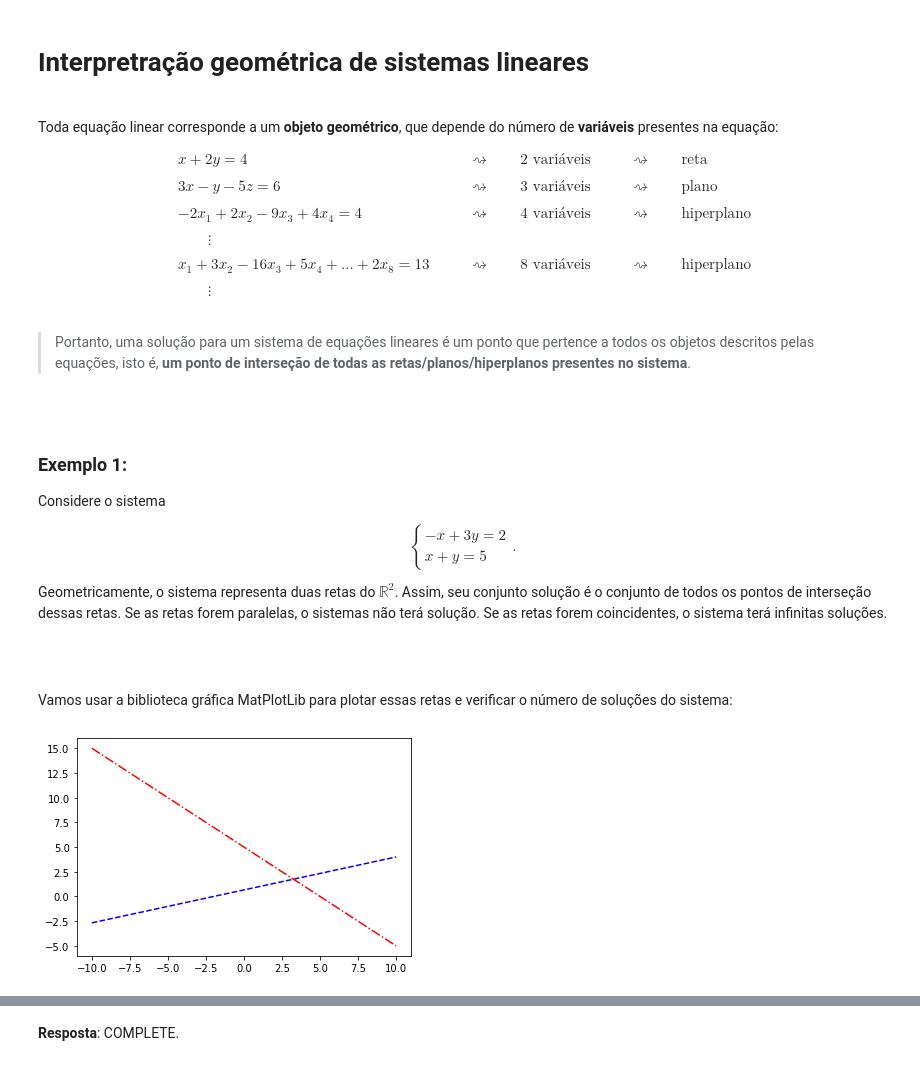
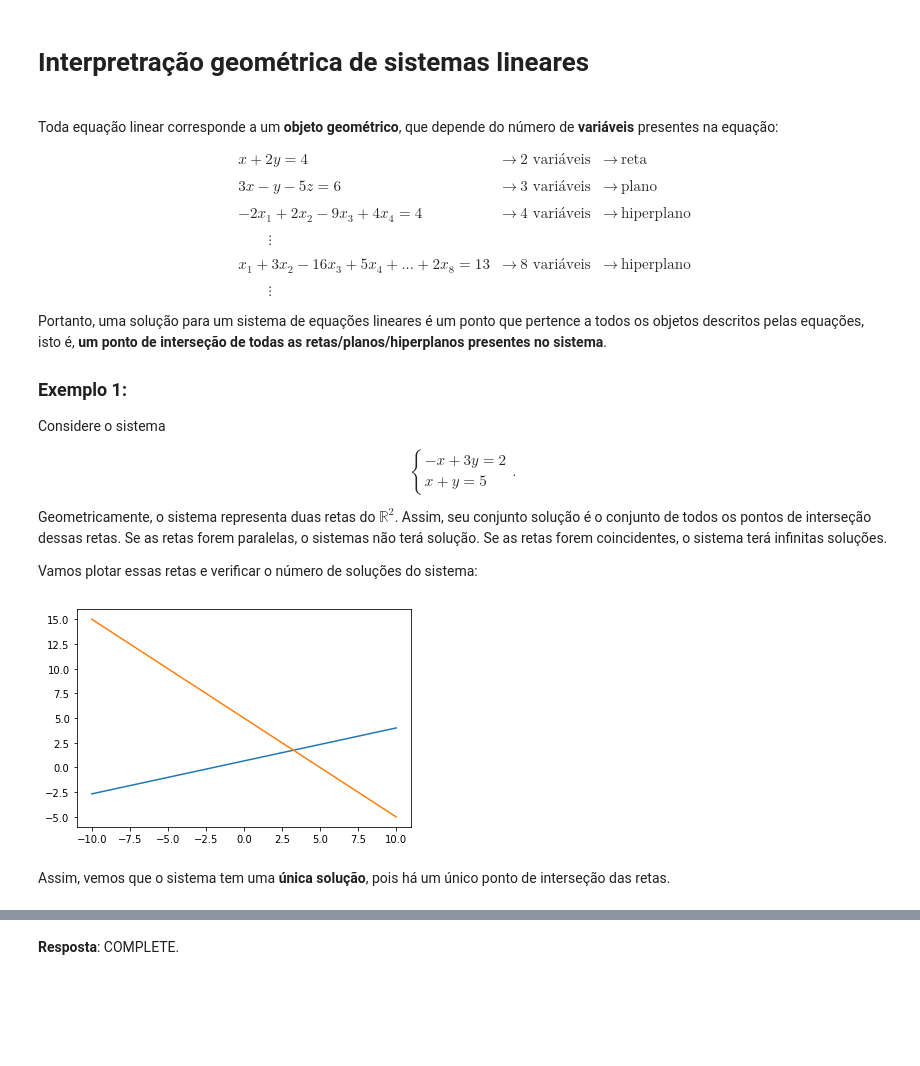
Before and after one commit to tiagoburiol/MatComp_II, a Jupyter notebook: 04_sistemas_lineares.ipynb, the cells around one changed output, grey strips where cells are left out. Drawn from its saved outputs; the diff is of its cells as text; code cells hidden in the pictures; blank space fills up the shorter version.

```diff
--- a/04_sistemas_lineares.ipynb
+++ b/04_sistemas_lineares.ipynb
@@ -74,21 +50,19 @@ $$Ax=b.$$
 Toda equação linear corresponde a um **objeto geométrico**, que depende do número de **variáveis** presentes na equação:
 
 \begin{align}
-&x + 2y = 4 \quad \quad &\rightsquigarrow \quad \quad &\text{2 variáveis}\quad \quad &\rightsquigarrow \quad \quad &\text{reta} \\\\
-&3x - y - 5z = 6 \quad \quad &\rightsquigarrow \quad \quad &\text{3 variáveis}\quad \quad &\rightsquigarrow \quad \quad &\text{plano} \\\\
-&-2x_1 + 2x_2 -9x_3 + 4x_4 = 4 \quad \quad &\rightsquigarrow \quad \quad &\text{4 variáveis}\quad \quad &\rightsquigarrow \quad \quad &\text{hiperplano} \\\\
+&x + 2y = 4 &\rightarrow  &\text{2 variáveis}  &\rightarrow &\text{reta} \\\\
+&3x - y - 5z = 6 &\rightarrow  &\text{3 variáveis}&\rightarrow &\text{plano} \\\\
+&-2x_1 + 2x_2 -9x_3 + 4x_4 = 4 &\rightarrow &\text{4 variáveis} &\rightarrow &\text{hiperplano} \\\\
 &\quad\quad\vdots&& \\\\
-&x_1 + 3x_2 -16x_3 + 5x_4 + ... + 2x_8 = 13 \quad \quad &\rightsquigarrow \quad \quad &\text{8 variáveis}\quad \quad &\rightsquigarrow \quad \quad &\text{hiperplano}\\\\
+&x_1 + 3x_2 -16x_3 + 5x_4 + ... + 2x_8 = 13 &\rightarrow  &\text{8 variáveis} &\rightarrow &\text{hiperplano}\\\\
 &\quad\quad\vdots&&
 \end{align}
 
-<br>
+Portanto, uma solução para um sistema de equações lineares é um ponto que pertence a todos os objetos descritos pelas equações, isto é, **um ponto de interseção de todas as retas/planos/hiperplanos presentes no sistema**.
 
-> Portanto, uma solução para um sistema de equações lineares é um ponto que pertence a todos os objetos descritos pelas equações, isto é, **um ponto de interseção de todas as retas/planos/hiperplanos presentes no sistema**.
 
-<br><br>
 
-### Exemplo 1: <br>
+### Exemplo 1:
 Considere o sistema
 
 $$\begin{cases}
@@ -100,6 +74,4 @@ Geometricamente, o sistema representa duas retas do $\mathbb R^2$. Assim, seu co
 Se as retas forem paralelas, o sistemas não terá solução.
 Se as retas forem coincidentes, o sistema terá infinitas soluções.
 
-<br><br>
-
-Vamos usar a biblioteca gráfica MatPlotLib para plotar essas retas e verificar o número de soluções do sistema:
+Vamos plotar essas retas e verificar o número de soluções do sistema:
@@ -106,22 +81,15 @@ Vamos usar a biblioteca gráfica MatPlotLib para plotar essas retas e verificar
 # %%
-import matplotlib.pyplot as plt
-import numpy as np
-
-# escreva aqui o que a linha abaixo faz
 x1 = np.linspace(-10, 10, 200)
-
-# escreva aqui o que a linha abaixo faz
 y1 = (2 + x1)/3
 
-# escreva aqui o que a linha abaixo faz
 x2 = np.linspace(-10, 10, 200)
-
-# escreva aqui o que a linha abaixo faz
 y2 = 5 - x2
 
-plt.plot(x1, y1, '--', color='blue')
-plt.plot(x2, y2, '-.', color='red')
+plt.plot(x1, y1)
+plt.plot(x2, y2)
 plt.show()
 # %% [output]
-[figure, old version]
+[figure, new version]
+# %% [markdown]
+Assim, vemos que o sistema tem uma **única solução**, pois há um único ponto de interseção das retas.
 # %% [markdown]
```
Also changed, not shown: parts of 59 cells of this notebook.
